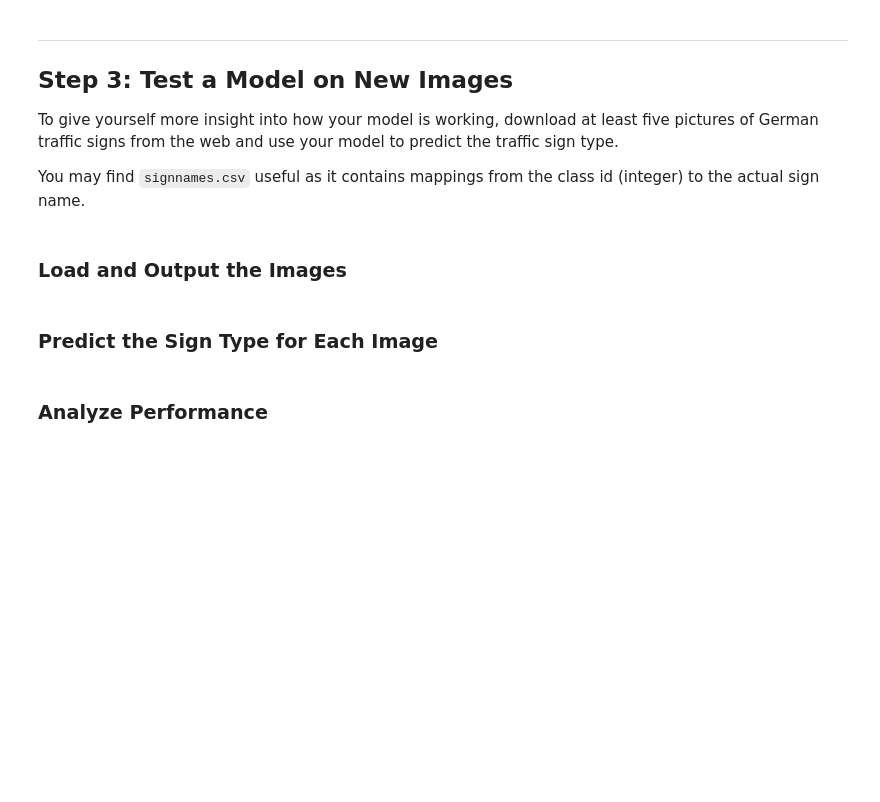
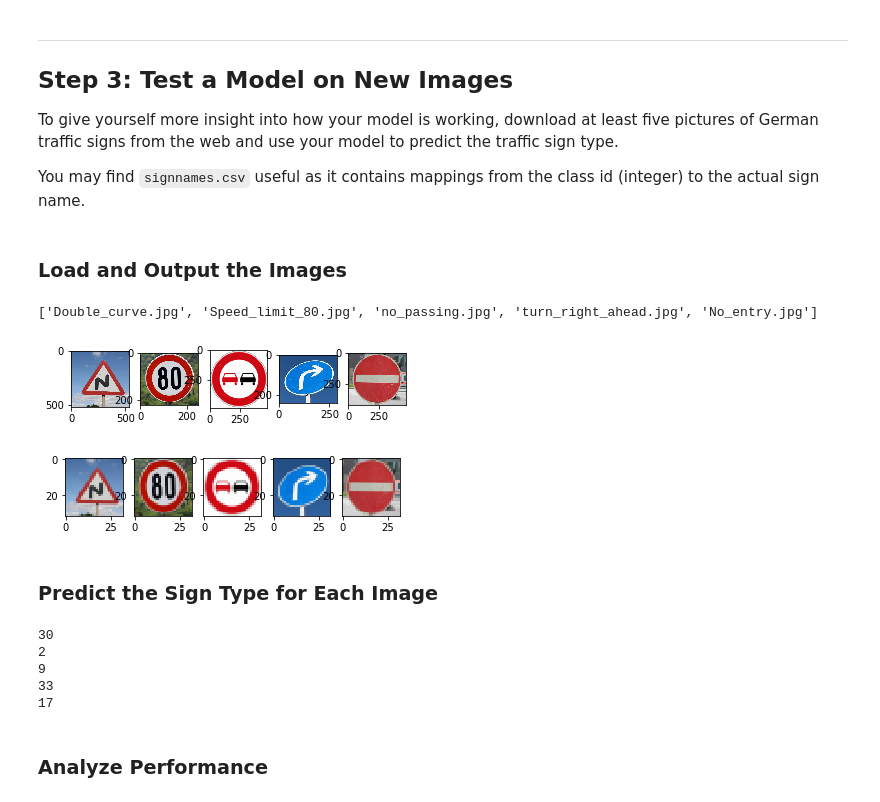
Before and after one commit to ss250/CarND-Traffic-Sign-Classifier-Project, a Jupyter notebook: Traffic_Sign_Classifier.ipynb, the cells around one changed output. Drawn from its saved outputs; the diff is of its cells as text; code cells hidden in the pictures; blank space fills up the shorter version.

```diff
--- a/Traffic_Sign_Classifier.ipynb
+++ b/Traffic_Sign_Classifier.ipynb
@@ -303,9 +329,10 @@ import time
 from keras.utils import to_categorical
 from tensorflow.python.client import device_lib
 
+model_name = 'inception'
 # optimizer = SGD(lr=0.001)
 optimizer = Adadelta()
-ml = ModelLoader(n_classes, 'inception', image_size=image_shape[0:2], optimizer = optimizer)
+ml = ModelLoader(n_classes, model_name, image_size=image_shape[0:2], optimizer = optimizer)
 model = ml.model
 
 batch_size = 25
@@ -313,7 +340,6 @@ n_epochs = 100
 steps_per_epoch = n_train // batch_size
 
 
-model_name = 'c2d'
 # checkpointer = ModelCheckpoint(
 #     filepath=model_name + '-{epoch:03d}-{loss:.3f}.hdf5',
 #     verbose=1,
@@ -370,0 +389,15 @@ Epoch 4/100
+# %%
+# test set
+test_size = n_test//2
+test_probabilities = model.predict(X_test[:test_size], batch_size=test_size)
+
+test_results = []
+for i, prob in enumerate(test_probabilities):
+    top = prob.argsort()[::-1][0]
+    test_results.append(top)
+
+correct_count = 0
+for i, result in enumerate(test_results):
+    if result == y_test[i]:
+        correct_count += 1
+print("test accuracy is: " + str(correct_count / test_size))
@@ -384,9 +416,70 @@ You may find `signnames.csv` useful as it contains mappings from the class id (i
+# %%
+### Load the images and plot them here.
+### Feel free to use as many code cells as needed.
+
+from os import walk
+from os.path import join
+import cv2
+import matplotlib.pyplot as plt
+
+files = []
+for (dirpath, dirnames, filenames) in walk("./images"):
+    files.extend(filenames)
+    break
+print(files)
+raw_images = []
+fig_before = plt.figure()
+for i, path in enumerate(files):
+    img = cv2.imread(join("images", path),cv2.IMREAD_COLOR)
+    img = cv2.cvtColor(img, cv2.COLOR_BGR2RGB)
+    raw_images.append(img)
+    fig_before.add_subplot(1, len(files), i + 1)
+    plt.imshow(img)
+
+plt.show()
+
+
+# resize images
+# cv2.resize(img, (32, 32), interpolation=cv2.INTER_AREA)
+
+test_images = []
+fig_after = plt.figure()
+for i, image in enumerate(raw_images):
+    resized = cv2.resize(image, (32, 32), interpolation=cv2.INTER_AREA)
+    test_images.append(resized)
+    fig_after.add_subplot(2, len(raw_images), i + 1)
+    plt.imshow(resized)
+
+plt.show()
+# %% [output]
+['Double_curve.jpg', 'Speed_limit_80.jpg', 'no_passing.jpg', 'turn_right_ahead.jpg', 'No_entry.jpg']
+[figure, added]
+[figure, added]
 # %% [markdown]
 ### Predict the Sign Type for Each Image
 # %%
 ### Run the predictions here and use the model to output the prediction for each image.
 ### Make sure to pre-process the images with the same pre-processing pipeline used earlier.
 ### Feel free to use as many code cells as needed.
+
+
+X_test_set = np.array(test_images)/ 255.
+
+results = []
+expected_results = [21, 5, 9, 33, 17]
+y_test_set = model.predict(X_test_set, batch_size=len(test_images))
+
+test_results = []
+for i, prob in enumerate(y_test_set):
+    top = prob.argsort()[::-1][0]
+    print(top)
+    test_results.append(top)
+# %% [output]
+30
+2
+9
+33
+17
 # %% [markdown]
 ### Analyze Performance
 # %%
```
Also changed, not shown: parts of 8 cells of this notebook, 8 other files.
